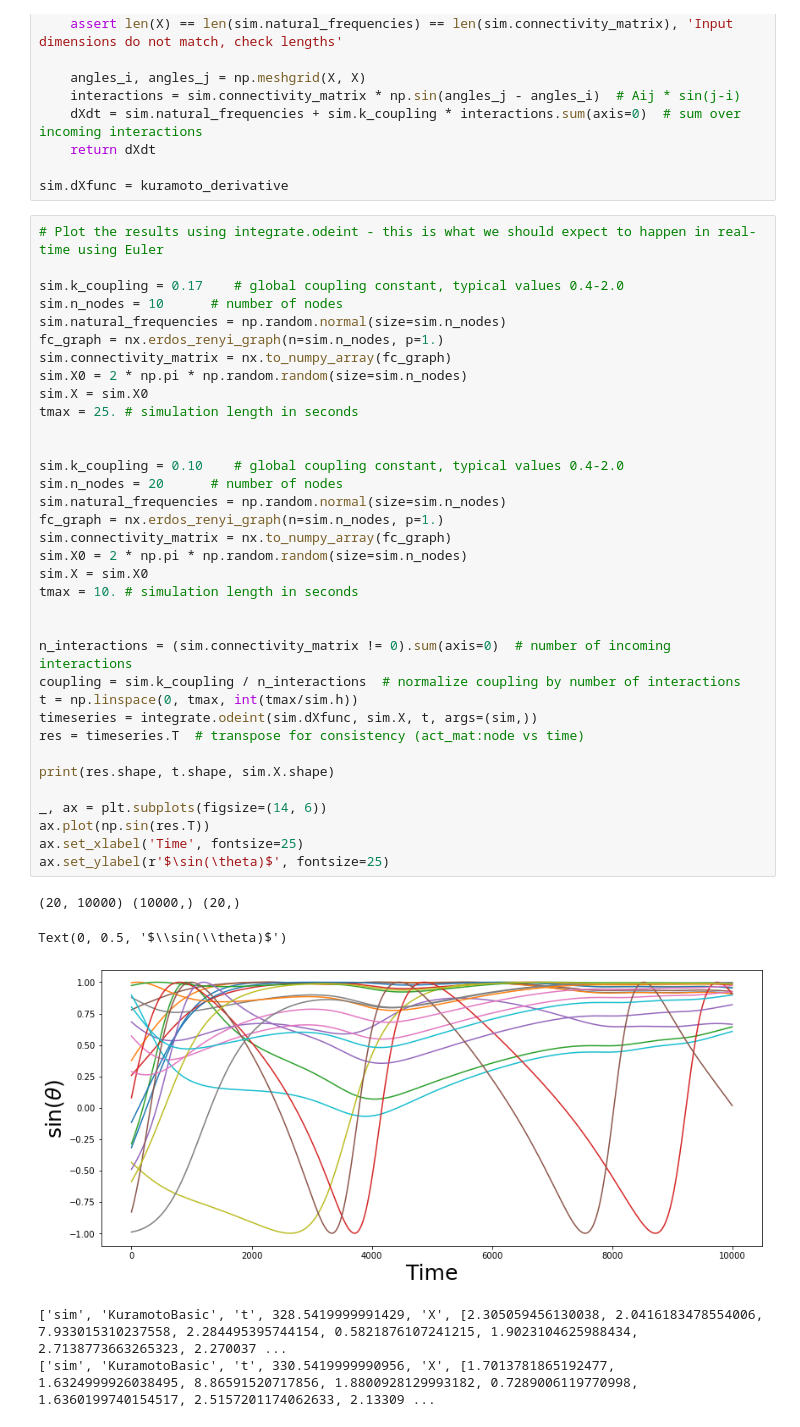
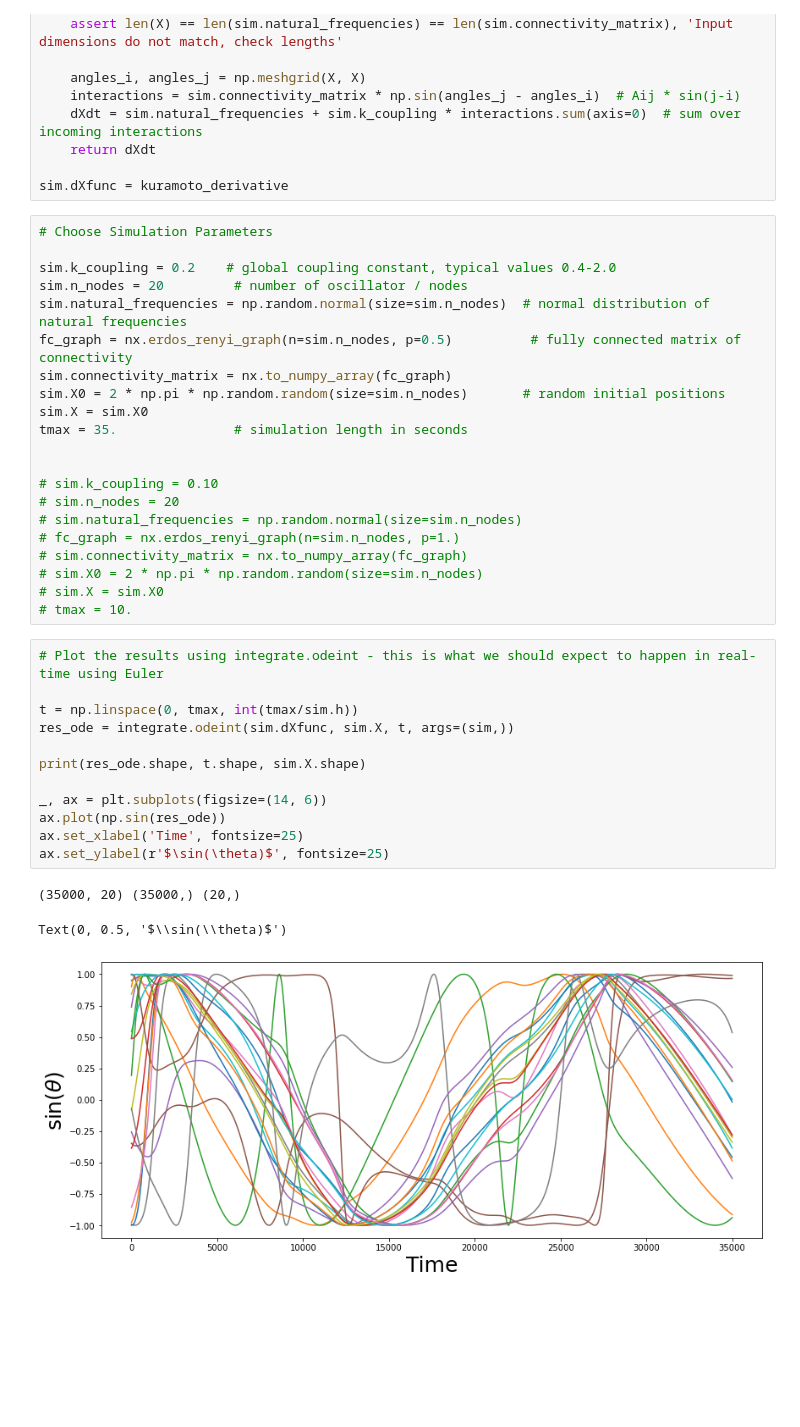
Before and after one commit to jreus/kuramoto, a Jupyter notebook: simulations/Kuramoto Lab.ipynb, the cells around one changed output. Cells and saved outputs as stored; diff of their text form; blank space fills up the shorter version.

```diff
--- a/simulations/Kuramoto Lab.ipynb
+++ b/simulations/Kuramoto Lab.ipynb
@@ -95,44 +103,40 @@ def kuramoto_derivative(X, t, sim):
     return dXdt
 
 sim.dXfunc = kuramoto_derivative
+# %%
+# Choose Simulation Parameters
+
+sim.k_coupling = 0.2    # global coupling constant, typical values 0.4-2.0
+sim.n_nodes = 20         # number of oscillator / nodes
+sim.natural_frequencies = np.random.normal(size=sim.n_nodes)  # normal distribution of natural frequencies
+fc_graph = nx.erdos_renyi_graph(n=sim.n_nodes, p=0.5)          # fully connected matrix of connectivity
+sim.connectivity_matrix = nx.to_numpy_array(fc_graph)
+sim.X0 = 2 * np.pi * np.random.random(size=sim.n_nodes)       # random initial positions
+sim.X = sim.X0
+tmax = 35.               # simulation length in seconds
+
+
+# sim.k_coupling = 0.10
+# sim.n_nodes = 20
+# sim.natural_frequencies = np.random.normal(size=sim.n_nodes)
+# fc_graph = nx.erdos_renyi_graph(n=sim.n_nodes, p=1.)
+# sim.connectivity_matrix = nx.to_numpy_array(fc_graph)
+# sim.X0 = 2 * np.pi * np.random.random(size=sim.n_nodes)
+# sim.X = sim.X0
+# tmax = 10.
 # %%
 # Plot the results using integrate.odeint - this is what we should expect to happen in real-time using Euler
 
-sim.k_coupling = 0.17    # global coupling constant, typical values 0.4-2.0
-sim.n_nodes = 10      # number of nodes
-sim.natural_frequencies = np.random.normal(size=sim.n_nodes)
-fc_graph = nx.erdos_renyi_graph(n=sim.n_nodes, p=1.)
-sim.connectivity_matrix = nx.to_numpy_array(fc_graph)
-sim.X0 = 2 * np.pi * np.random.random(size=sim.n_nodes)
-sim.X = sim.X0
-tmax = 25. # simulation length in seconds
+t = np.linspace(0, tmax, int(tmax/sim.h))
+res_ode = integrate.odeint(sim.dXfunc, sim.X, t, args=(sim,))
 
-
-sim.k_coupling = 0.10    # global coupling constant, typical values 0.4-2.0
-sim.n_nodes = 20      # number of nodes
-sim.natural_frequencies = np.random.normal(size=sim.n_nodes)
-fc_graph = nx.erdos_renyi_graph(n=sim.n_nodes, p=1.)
-sim.connectivity_matrix = nx.to_numpy_array(fc_graph)
-sim.X0 = 2 * np.pi * np.random.random(size=sim.n_nodes)
-sim.X = sim.X0
-tmax = 10. # simulation length in seconds
-
-
-n_interactions = (sim.connectivity_matrix != 0).sum(axis=0)  # number of incoming interactions
-coupling = sim.k_coupling / n_interactions  # normalize coupling by number of interactions
-t = np.linspace(0, tmax, int(tmax/sim.h))
-timeseries = integrate.odeint(sim.dXfunc, sim.X, t, args=(sim,))
-res = timeseries.T  # transpose for consistency (act_mat:node vs time)
-
-print(res.shape, t.shape, sim.X.shape)
+print(res_ode.shape, t.shape, sim.X.shape)
 
 _, ax = plt.subplots(figsize=(14, 6))
-ax.plot(np.sin(res.T))
+ax.plot(np.sin(res_ode))
 ax.set_xlabel('Time', fontsize=25)
 ax.set_ylabel(r'$\sin(\theta)$', fontsize=25)
 # %% [output]
-(20, 10000) (10000,) (20,)
+(35000, 20) (35000,) (20,)
 Text(0, 0.5, '$\\sin(\\theta)$')
-[figure, old version]
+[figure, new version]
-['sim', 'KuramotoBasic', 't', 328.5419999991429, 'X', [2.305059456130038, 2.0416183478554006, 7.933015310237558, 2.284495395744154, 0.5821876107241215, 1.9023104625988434, 2.7138773663265323, 2.270037 ...
-['sim', 'KuramotoBasic', 't', 330.5419999990956, 'X', [1.7013781865192477, 1.6324999926038495, 8.86591520717856, 1.8800928129993182, 0.7289006119770998, 1.6360199740154517, 2.5157201174062633, 2.13309 ...
```
Also changed, not shown: parts of 28 cells of this notebook, 1 other file.
